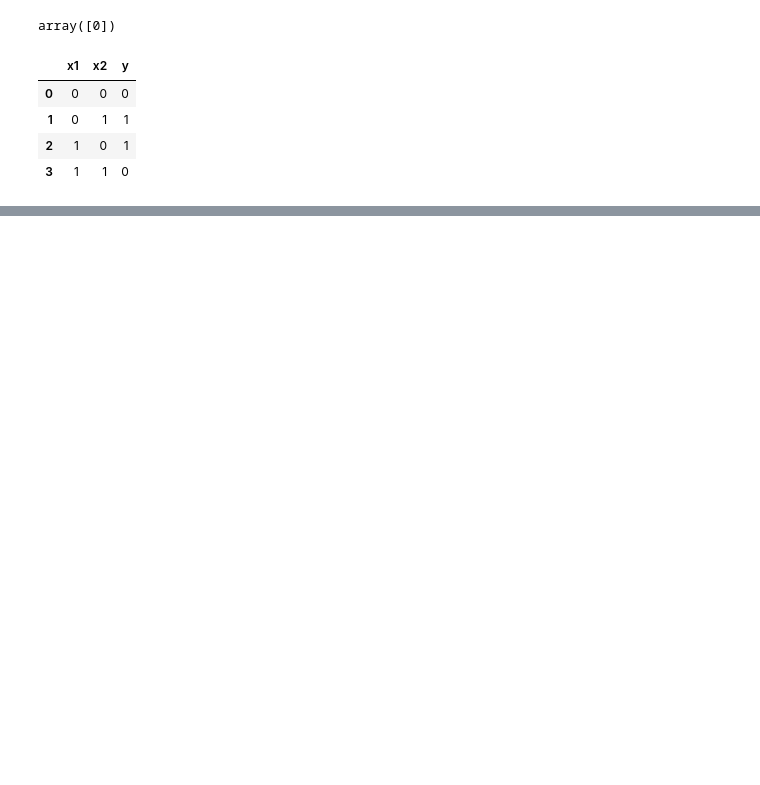
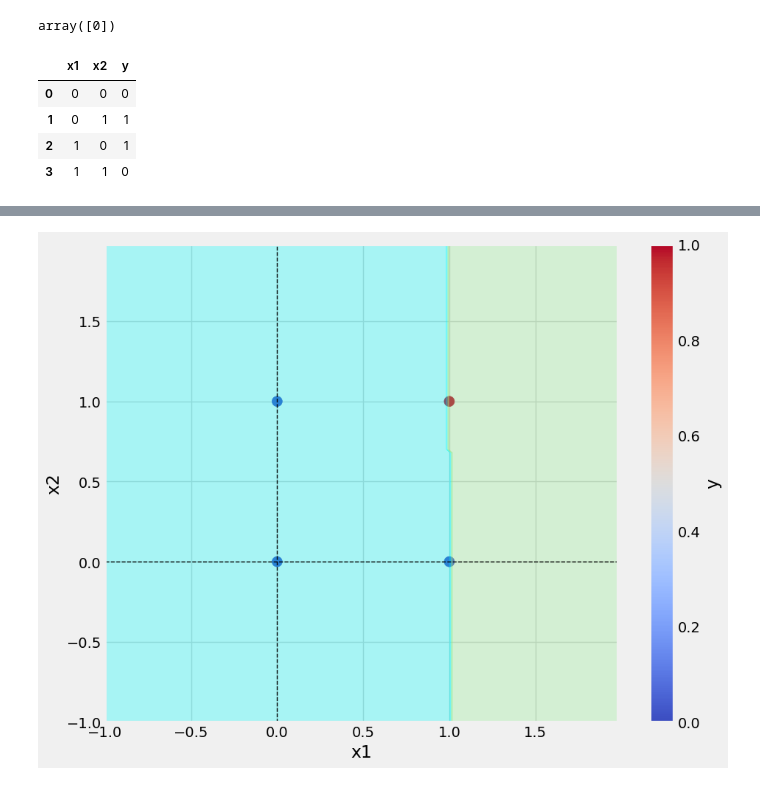
Before and after one commit to saverin0/neural-network-machine-learning-practice, a Jupyter notebook: Perceptron/Perceptron.ipynb, the cells around one changed output, grey strips where cells are left out. Saved outputs shown, nothing was run; the diff lists cells and outputs as text; code cells hidden in the pictures; blank space fills up the shorter version.

```diff
--- a/Perceptron/Perceptron.ipynb
+++ b/Perceptron/Perceptron.ipynb
@@ -236,0 +281,4 @@ total loss: -2
+# %%
+save_plot(df_AND,model_and,filename="AND.png")
+# %% [output]
+[figure, added]
```
Also changed, not shown: parts of 7 cells of this notebook, 5 other files.
